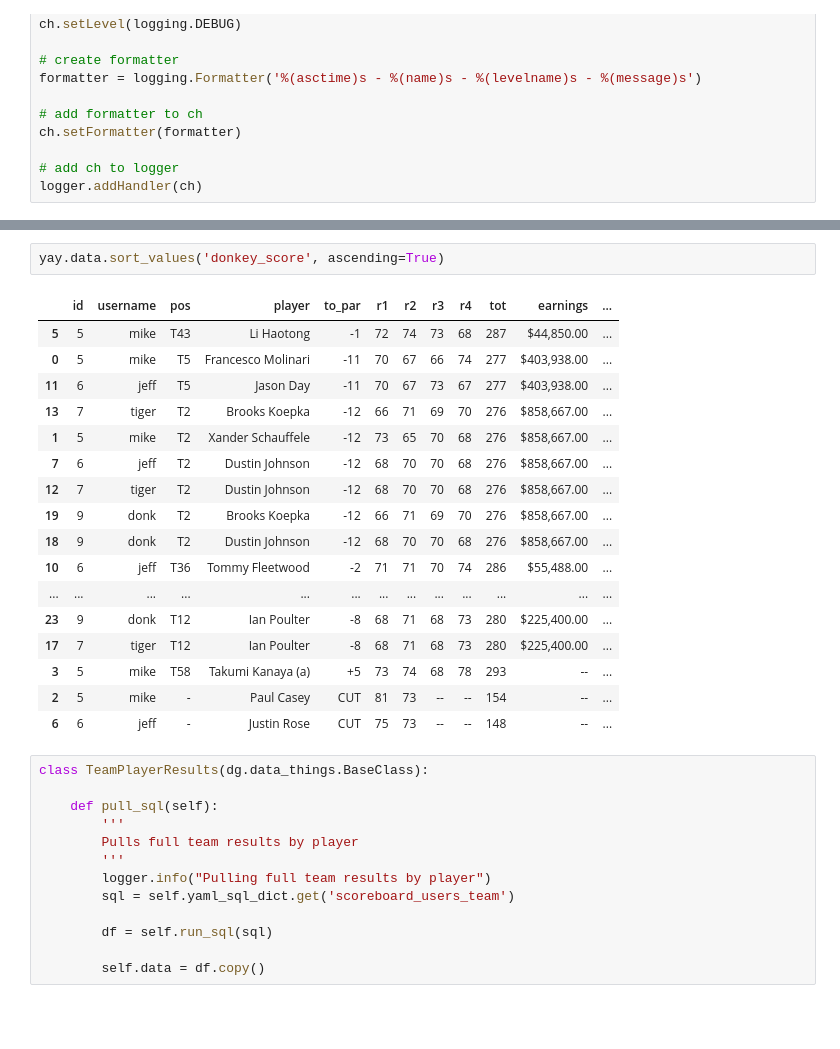
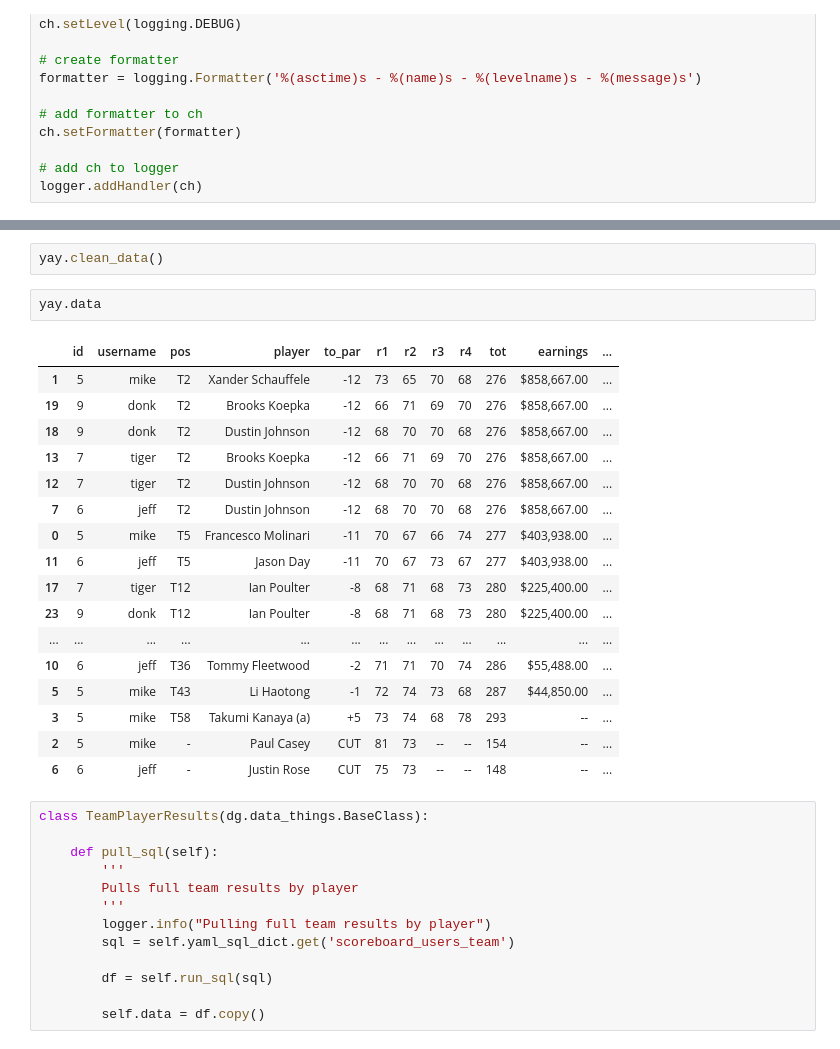
Before and after one commit to jbarton311/donkey_golf, a Jupyter notebook: jupyter_notebooks/class_testing.ipynb, the cells around one changed output, grey strips where cells are left out. Cells and saved outputs as stored; diff of their text form; blank space fills up the shorter version.

```diff
--- a/jupyter_notebooks/class_testing.ipynb
+++ b/jupyter_notebooks/class_testing.ipynb
@@ -49,20 +49,22 @@ yay.run()
+# %%
+yay.clean_data()
 # %%
-yay.data.sort_values('donkey_score', ascending=True)
+yay.data
 # %% [output]
 |  | id | username | pos | player | to_par | r1 | r2 | r3 | r4 | tot | earnings | ... |
-| 5 | 5 | mike | T43 | Li Haotong | -1 | 72 | 74 | 73 | 68 | 287 | $44,850.00 | ... |
+| 1 | 5 | mike | T2 | Xander Schauffele | -12 | 73 | 65 | 70 | 68 | 276 | $858,667.00 | ... |
+| 19 | 9 | donk | T2 | Brooks Koepka | -12 | 66 | 71 | 69 | 70 | 276 | $858,667.00 | ... |
+| 18 | 9 | donk | T2 | Dustin Johnson | -12 | 68 | 70 | 70 | 68 | 276 | $858,667.00 | ... |
+| 13 | 7 | tiger | T2 | Brooks Koepka | -12 | 66 | 71 | 69 | 70 | 276 | $858,667.00 | ... |
+| 12 | 7 | tiger | T2 | Dustin Johnson | -12 | 68 | 70 | 70 | 68 | 276 | $858,667.00 | ... |
+| 7 | 6 | jeff | T2 | Dustin Johnson | -12 | 68 | 70 | 70 | 68 | 276 | $858,667.00 | ... |
 | 0 | 5 | mike | T5 | Francesco Molinari | -11 | 70 | 67 | 66 | 74 | 277 | $403,938.00 | ... |
 | 11 | 6 | jeff | T5 | Jason Day | -11 | 70 | 67 | 73 | 67 | 277 | $403,938.00 | ... |
-| 13 | 7 | tiger | T2 | Brooks Koepka | -12 | 66 | 71 | 69 | 70 | 276 | $858,667.00 | ... |
-| 1 | 5 | mike | T2 | Xander Schauffele | -12 | 73 | 65 | 70 | 68 | 276 | $858,667.00 | ... |
-| 7 | 6 | jeff | T2 | Dustin Johnson | -12 | 68 | 70 | 70 | 68 | 276 | $858,667.00 | ... |
-| 12 | 7 | tiger | T2 | Dustin Johnson | -12 | 68 | 70 | 70 | 68 | 276 | $858,667.00 | ... |
-| 19 | 9 | donk | T2 | Brooks Koepka | -12 | 66 | 71 | 69 | 70 | 276 | $858,667.00 | ... |
-| 18 | 9 | donk | T2 | Dustin Johnson | -12 | 68 | 70 | 70 | 68 | 276 | $858,667.00 | ... |
+| 17 | 7 | tiger | T12 | Ian Poulter | -8 | 68 | 71 | 68 | 73 | 280 | $225,400.00 | ... |
+| 23 | 9 | donk | T12 | Ian Poulter | -8 | 68 | 71 | 68 | 73 | 280 | $225,400.00 | ... |
+| ... | ... | ... | ... | ... | ... | ... | ... | ... | ... | ... | ... | ... |
 | 10 | 6 | jeff | T36 | Tommy Fleetwood | -2 | 71 | 71 | 70 | 74 | 286 | $55,488.00 | ... |
-| ... | ... | ... | ... | ... | ... | ... | ... | ... | ... | ... | ... | ... |
-| 23 | 9 | donk | T12 | Ian Poulter | -8 | 68 | 71 | 68 | 73 | 280 | $225,400.00 | ... |
-| 17 | 7 | tiger | T12 | Ian Poulter | -8 | 68 | 71 | 68 | 73 | 280 | $225,400.00 | ... |
+| 5 | 5 | mike | T43 | Li Haotong | -1 | 72 | 74 | 73 | 68 | 287 | $44,850.00 | ... |
 | 3 | 5 | mike | T58 | Takumi Kanaya (a) | +5 | 73 | 74 | 68 | 78 | 293 | -- | ... |
 | 2 | 5 | mike | - | Paul Casey | CUT | 81 | 73 | -- | -- | 154 | -- | ... |
 | 6 | 6 | jeff | - | Justin Rose | CUT | 75 | 73 | -- | -- | 148 | -- | ... |
```
Also changed, not shown: parts of 2 cells of this notebook, 1 other file.
